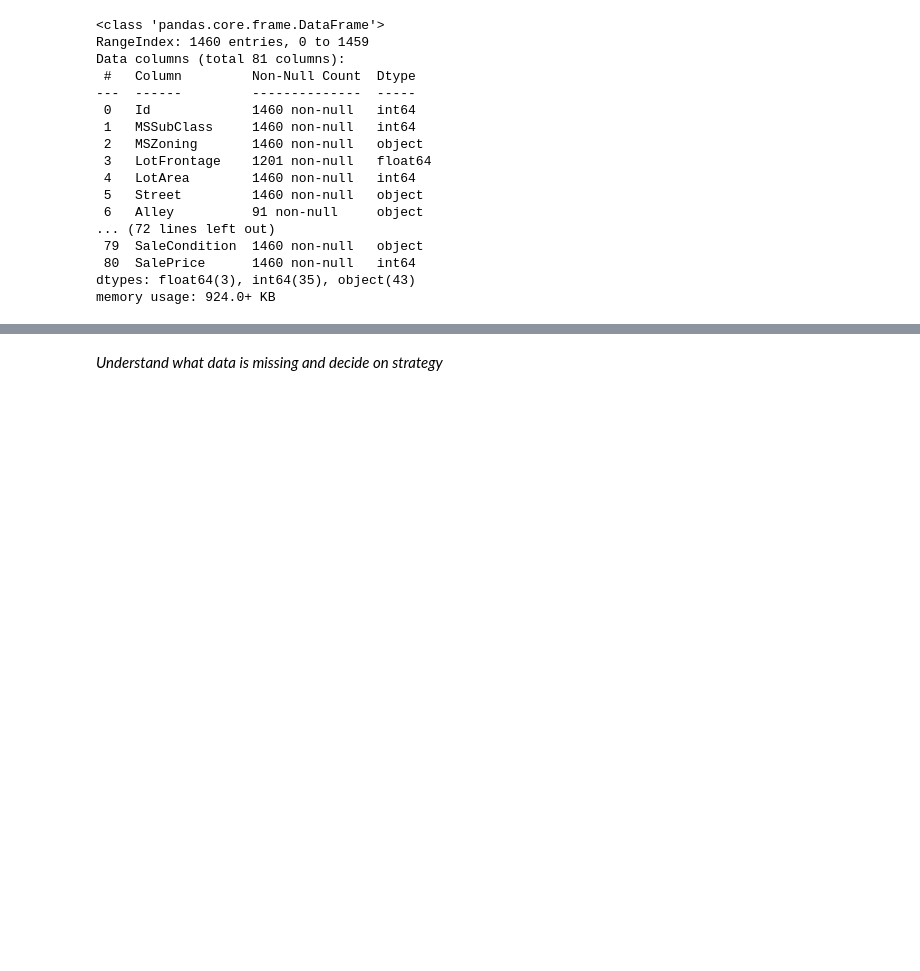
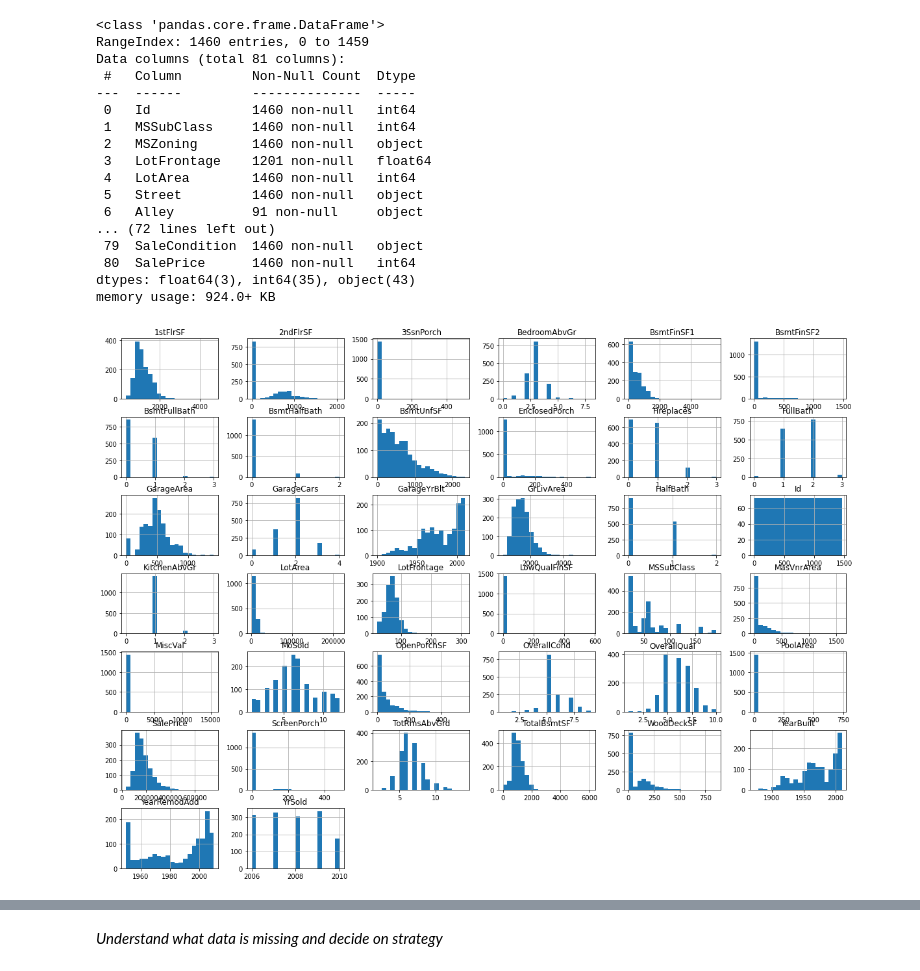
Before and after one commit to tharindatj/Kaggle_competitions, a Jupyter notebook: kaggle_house_prices.ipynb, the cells around one changed output, grey strips where cells are left out. Saved outputs shown, nothing was run; the diff lists cells and outputs as text; code cells hidden in the pictures; blank space fills up the shorter version.

```diff
--- a/kaggle_house_prices.ipynb
+++ b/kaggle_house_prices.ipynb
@@ -52,3 +52,8 @@ Data columns (total 81 columns):
  80  SalePrice      1460 non-null   int64
 dtypes: float64(3), int64(35), object(43)
 memory usage: 924.0+ KB
+# %%
+df.hist(bins=20, figsize=(20,15))
+plt.show()
+# %% [output]
+[figure, added]
```
Also changed, not shown: parts of 14 cells of this notebook.
